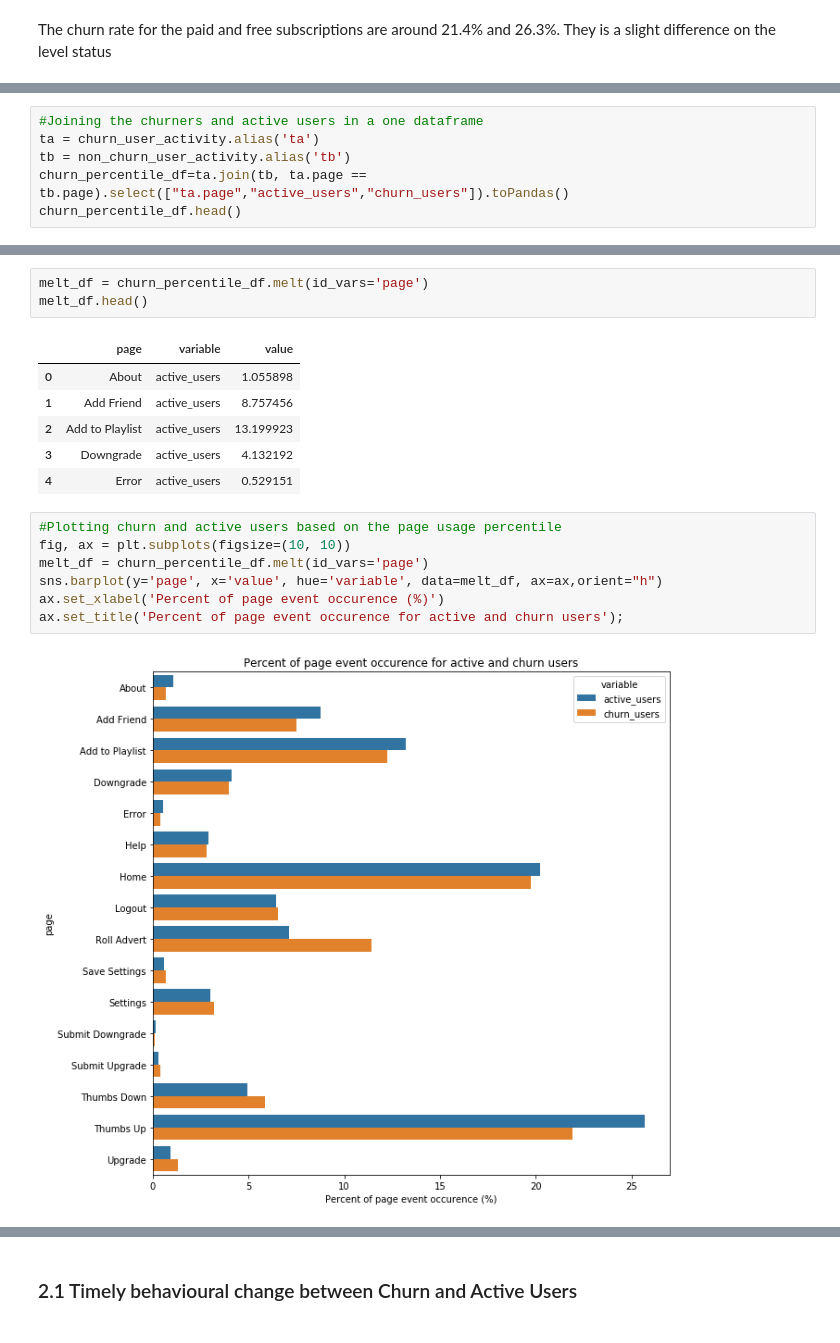
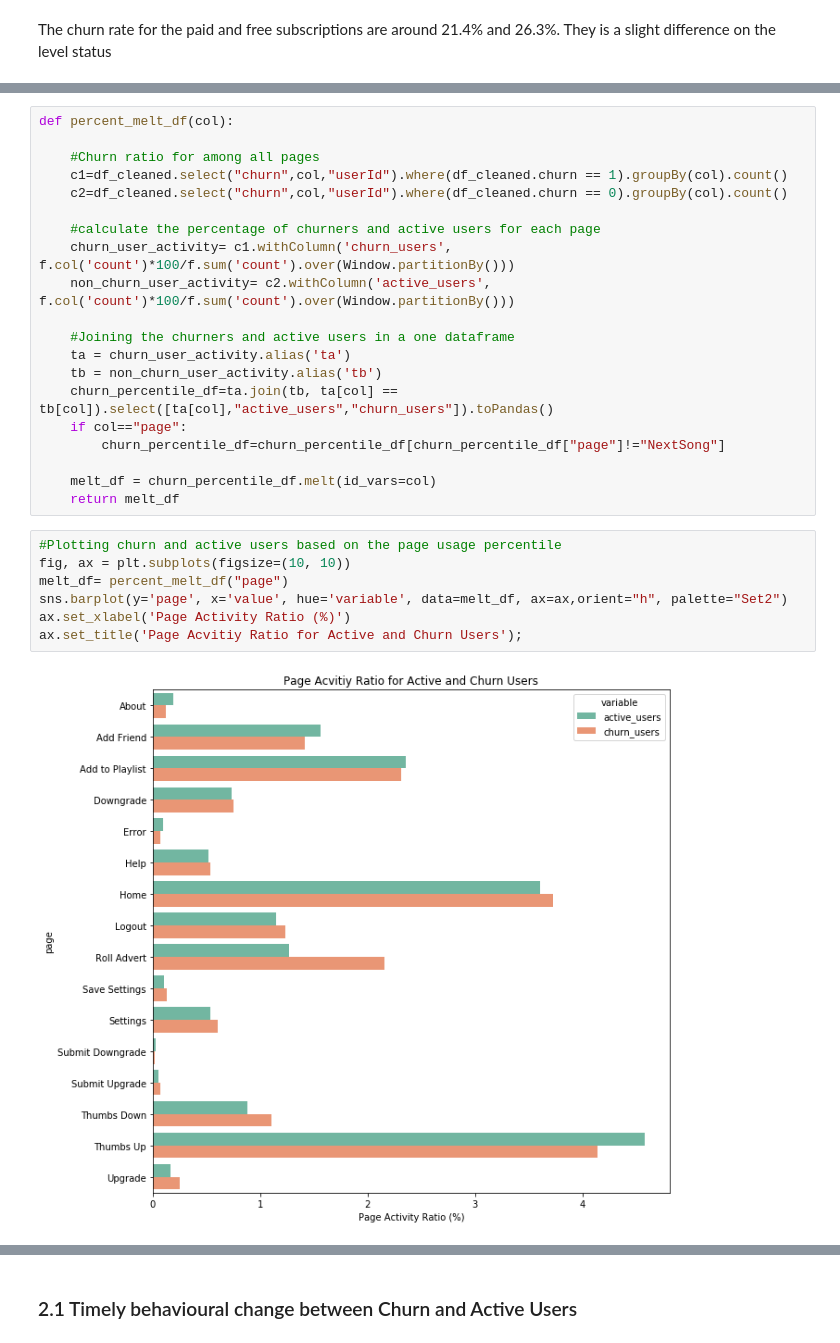
Before and after one commit to welisari/Sparkify_Project, a Jupyter notebook: Sparkify.ipynb, the cells around one changed output, grey strips where cells are left out. Drawn from its saved outputs; the diff is of its cells as text.

```diff
--- a/Sparkify.ipynb
+++ b/Sparkify.ipynb
@@ -682,9 +678,3 @@ c2=df_cleaned.select("churn","page","userId").where((df_cleaned.churn == 0) & (d
 #calculate the percentage of churners and active users for each page
 churn_user_activity= c1.withColumn('churn_users', f.col('count')*100/f.sum('count').over(Window.partitionBy()))
 non_churn_user_activity= c2.withColumn('active_users', f.col('count')*100/f.sum('count').over(Window.partitionBy()))
-# %%
-#Joining the churners and active users in a one dataframe
-ta = churn_user_activity.alias('ta')
-tb = non_churn_user_activity.alias('tb')
-churn_percentile_df=ta.join(tb, ta.page == tb.page).select(["ta.page","active_users","churn_users"]).toPandas()
-churn_percentile_df.head()
@@ -698,19 +681,29 @@ churn_percentile_df.head()
-# %%
-melt_df = churn_percentile_df.melt(id_vars='page')
-melt_df.head()
-# %% [output]
-|  | page | variable | value |
-| 0 | About | active_users | 1.055898 |
-| 1 | Add Friend | active_users | 8.757456 |
-| 2 | Add to Playlist | active_users | 13.199923 |
-| 3 | Downgrade | active_users | 4.132192 |
-| 4 | Error | active_users | 0.529151 |
+# %%
+def percent_melt_df(col):
+
+    #Churn ratio for among all pages
+    c1=df_cleaned.select("churn",col,"userId").where(df_cleaned.churn == 1).groupBy(col).count()
+    c2=df_cleaned.select("churn",col,"userId").where(df_cleaned.churn == 0).groupBy(col).count()
+
+    #calculate the percentage of churners and active users for each page
+    churn_user_activity= c1.withColumn('churn_users', f.col('count')*100/f.sum('count').over(Window.partitionBy()))
+    non_churn_user_activity= c2.withColumn('active_users', f.col('count')*100/f.sum('count').over(Window.partitionBy()))
+
+    #Joining the churners and active users in a one dataframe
+    ta = churn_user_activity.alias('ta')
+    tb = non_churn_user_activity.alias('tb')
+    churn_percentile_df=ta.join(tb, ta[col] == tb[col]).select([ta[col],"active_users","churn_users"]).toPandas()
+    if col=="page":
+        churn_percentile_df=churn_percentile_df[churn_percentile_df["page"]!="NextSong"]
+
+    melt_df = churn_percentile_df.melt(id_vars=col)
+    return melt_df
 # %%
 #Plotting churn and active users based on the page usage percentile
 fig, ax = plt.subplots(figsize=(10, 10))
-melt_df = churn_percentile_df.melt(id_vars='page')
-sns.barplot(y='page', x='value', hue='variable', data=melt_df, ax=ax,orient="h")
-ax.set_xlabel('Percent of page event occurence (%)')
-ax.set_title('Percent of page event occurence for active and churn users');
+melt_df= percent_melt_df("page")
+sns.barplot(y='page', x='value', hue='variable', data=melt_df, ax=ax,orient="h", palette="Set2")
+ax.set_xlabel('Page Activity Ratio (%)')
+ax.set_title('Page Acvitiy Ratio for Active and Churn Users');
 # %% [output]
-[figure, old version]
+[figure, new version]
```
Also changed, not shown: parts of 21 cells of this notebook.
